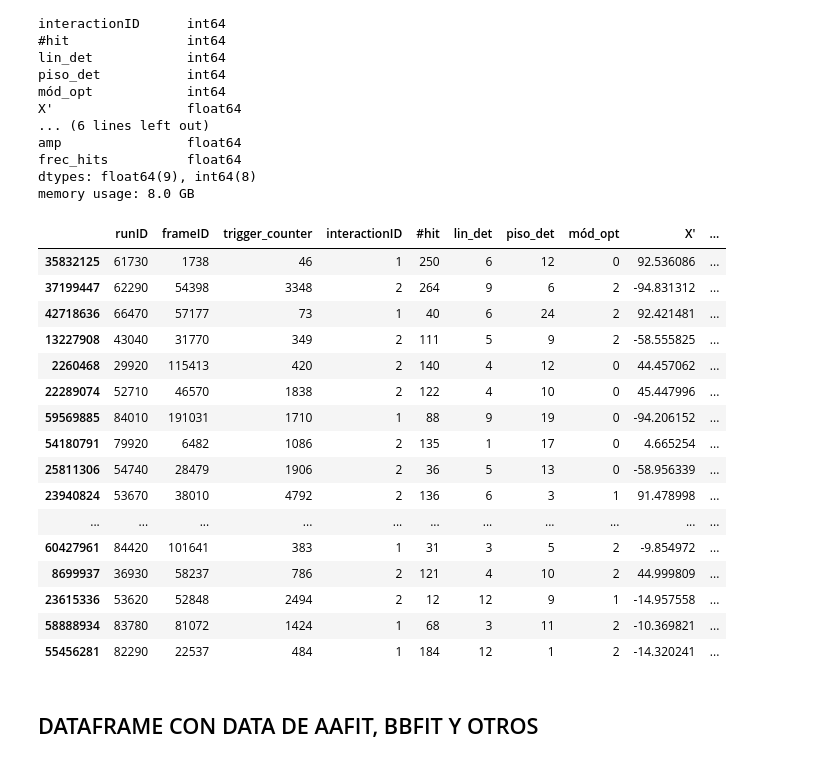
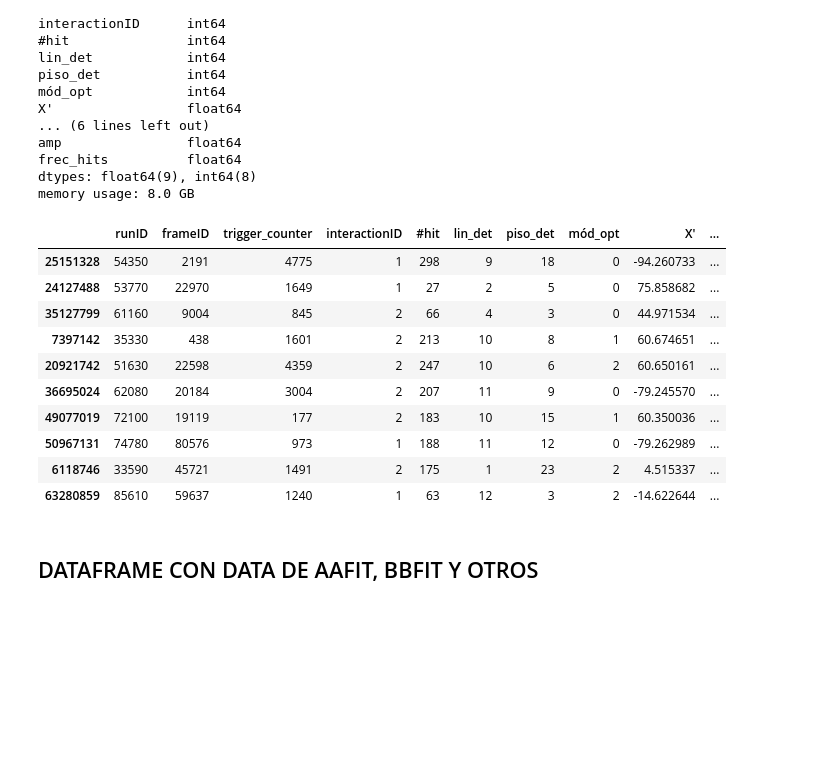
Before and after one commit to mark-ortiz/TFMIA, a Jupyter notebook: MODELADO.ipynb, the cells around one changed output. Saved outputs shown, nothing was run; the diff lists cells and outputs as text; code cells hidden in the pictures; blank space fills up the shorter version.

```diff
--- a/MODELADO.ipynb
+++ b/MODELADO.ipynb
@@ -60,25 +63,19 @@ dtypes: float64(9), int64(8)
 memory usage: 8.0 GB
 # %%
 #Mostramos algunas líneas o las 10 primeras líneas para "ver" como son
-df_hits.sample(20)
+df_hits.sample(10)
 # %% [output]
 |  | runID | frameID | trigger_counter | interactionID | #hit | lin_det | piso_det | mód_opt | X' | ... |
-| 35832125 | 61730 | 1738 | 46 | 1 | 250 | 6 | 12 | 0 | 92.536086 | ... |
-| 37199447 | 62290 | 54398 | 3348 | 2 | 264 | 9 | 6 | 2 | -94.831312 | ... |
-| 42718636 | 66470 | 57177 | 73 | 1 | 40 | 6 | 24 | 2 | 92.421481 | ... |
-| 13227908 | 43040 | 31770 | 349 | 2 | 111 | 5 | 9 | 2 | -58.555825 | ... |
-| 2260468 | 29920 | 115413 | 420 | 2 | 140 | 4 | 12 | 0 | 44.457062 | ... |
-| 22289074 | 52710 | 46570 | 1838 | 2 | 122 | 4 | 10 | 0 | 45.447996 | ... |
-| 59569885 | 84010 | 191031 | 1710 | 1 | 88 | 9 | 19 | 0 | -94.206152 | ... |
-| 54180791 | 79920 | 6482 | 1086 | 2 | 135 | 1 | 17 | 0 | 4.665254 | ... |
-| 25811306 | 54740 | 28479 | 1906 | 2 | 36 | 5 | 13 | 0 | -58.956339 | ... |
-| 23940824 | 53670 | 38010 | 4792 | 2 | 136 | 6 | 3 | 1 | 91.478998 | ... |
-| ... | ... | ... | ... | ... | ... | ... | ... | ... | ... | ... |
-| 60427961 | 84420 | 101641 | 383 | 1 | 31 | 3 | 5 | 2 | -9.854972 | ... |
-| 8699937 | 36930 | 58237 | 786 | 2 | 121 | 4 | 10 | 2 | 44.999809 | ... |
-| 23615336 | 53620 | 52848 | 2494 | 2 | 12 | 12 | 9 | 1 | -14.957558 | ... |
-| 58888934 | 83780 | 81072 | 1424 | 1 | 68 | 3 | 11 | 2 | -10.369821 | ... |
-| 55456281 | 82290 | 22537 | 484 | 1 | 184 | 12 | 1 | 2 | -14.320241 | ... |
+| 25151328 | 54350 | 2191 | 4775 | 1 | 298 | 9 | 18 | 0 | -94.260733 | ... |
+| 24127488 | 53770 | 22970 | 1649 | 1 | 27 | 2 | 5 | 0 | 75.858682 | ... |
+| 35127799 | 61160 | 9004 | 845 | 2 | 66 | 4 | 3 | 0 | 44.971534 | ... |
+| 7397142 | 35330 | 438 | 1601 | 2 | 213 | 10 | 8 | 1 | 60.674651 | ... |
+| 20921742 | 51630 | 22598 | 4359 | 2 | 247 | 10 | 6 | 2 | 60.650161 | ... |
+| 36695024 | 62080 | 20184 | 3004 | 2 | 207 | 11 | 9 | 0 | -79.245570 | ... |
+| 49077019 | 72100 | 19119 | 177 | 2 | 183 | 10 | 15 | 1 | 60.350036 | ... |
+| 50967131 | 74780 | 80576 | 973 | 1 | 188 | 11 | 12 | 0 | -79.262989 | ... |
+| 6118746 | 33590 | 45721 | 1491 | 2 | 175 | 1 | 23 | 2 | 4.515337 | ... |
+| 63280859 | 85610 | 59637 | 1240 | 1 | 63 | 12 | 3 | 2 | -14.622644 | ... |
 # %% [markdown]
 ## DATAFRAME CON DATA DE AAFIT, BBFIT Y OTROS
 # %%
```
Also changed, not shown: parts of 20 cells of this notebook.
